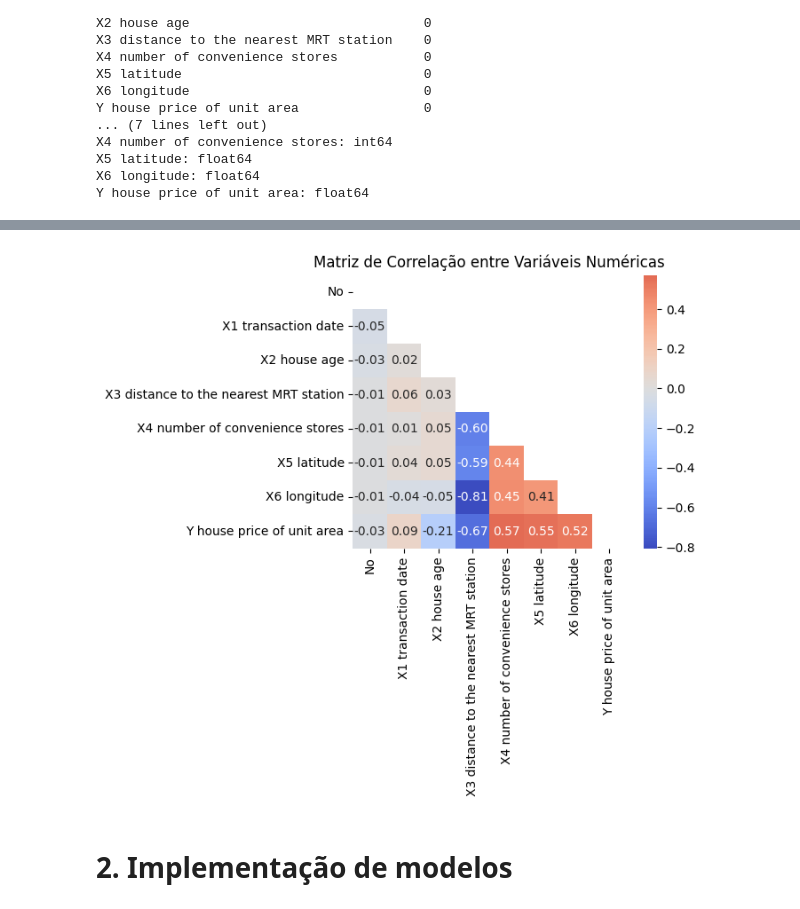
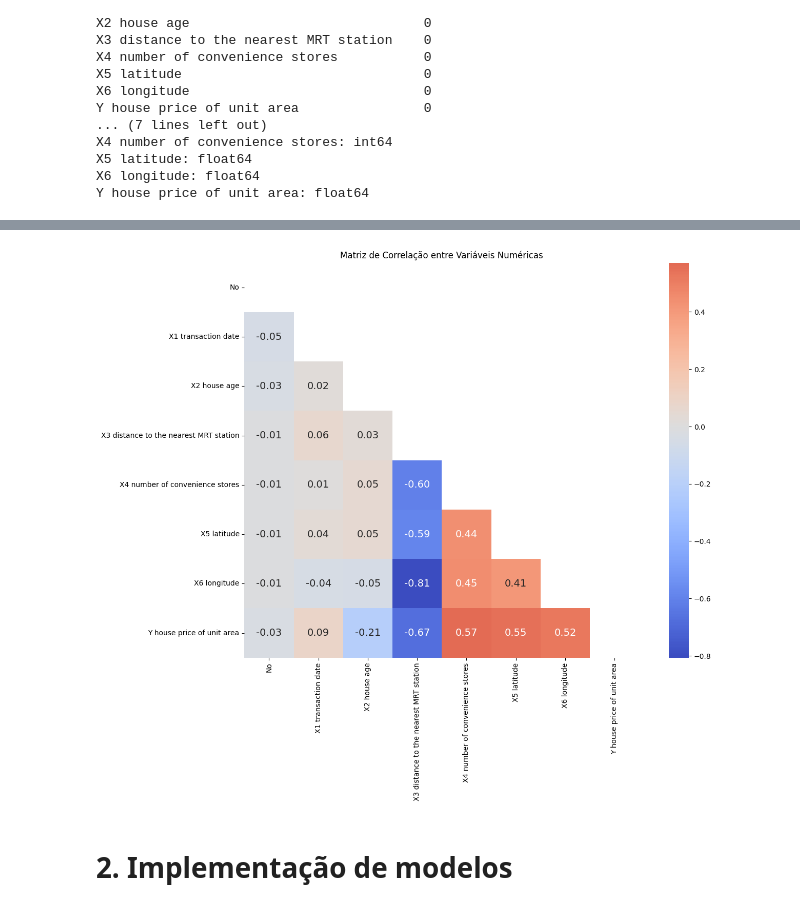
Before and after one commit to GuilherLRO/inteligencia_computacional_aplicada, a Jupyter notebook: assigment_1_solution.ipynb, the cells around one changed output, grey strips where cells are left out. Drawn from its saved outputs; the diff is of its cells as text; code cells hidden in the pictures.

```diff
--- a/assigment_1_solution.ipynb
+++ b/assigment_1_solution.ipynb
@@ -88,19 +88,21 @@ Colunas numéricas: ['No', 'X1 transaction date', 'X2 house age', 'X3 distance t
 # %%
 correlation_matrix = df[numeric_columns].corr()
 
-plt.figure(figsize=(5, 4))
+plt.figure( figsize=(15, 10))
 mask = np.triu(np.ones_like(correlation_matrix))
 sns.heatmap(correlation_matrix,
             mask=mask,
             annot=True,
             cmap='coolwarm',
             center=0,
             square=True,
-            fmt='.2f');
+            fmt='.2f',
+            annot_kws={"size": 14},  # Custom font size for annotation
+)
 plt.title('Matriz de Correlação entre Variáveis Numéricas')
 plt.show()
 # %% [output]
-[figure, old version]
+[figure, new version]
 # %% [markdown]
 # 2. Implementação de modelos
 # %%
```
Also changed, not shown: parts of 7 cells of this notebook, 1 other file.
